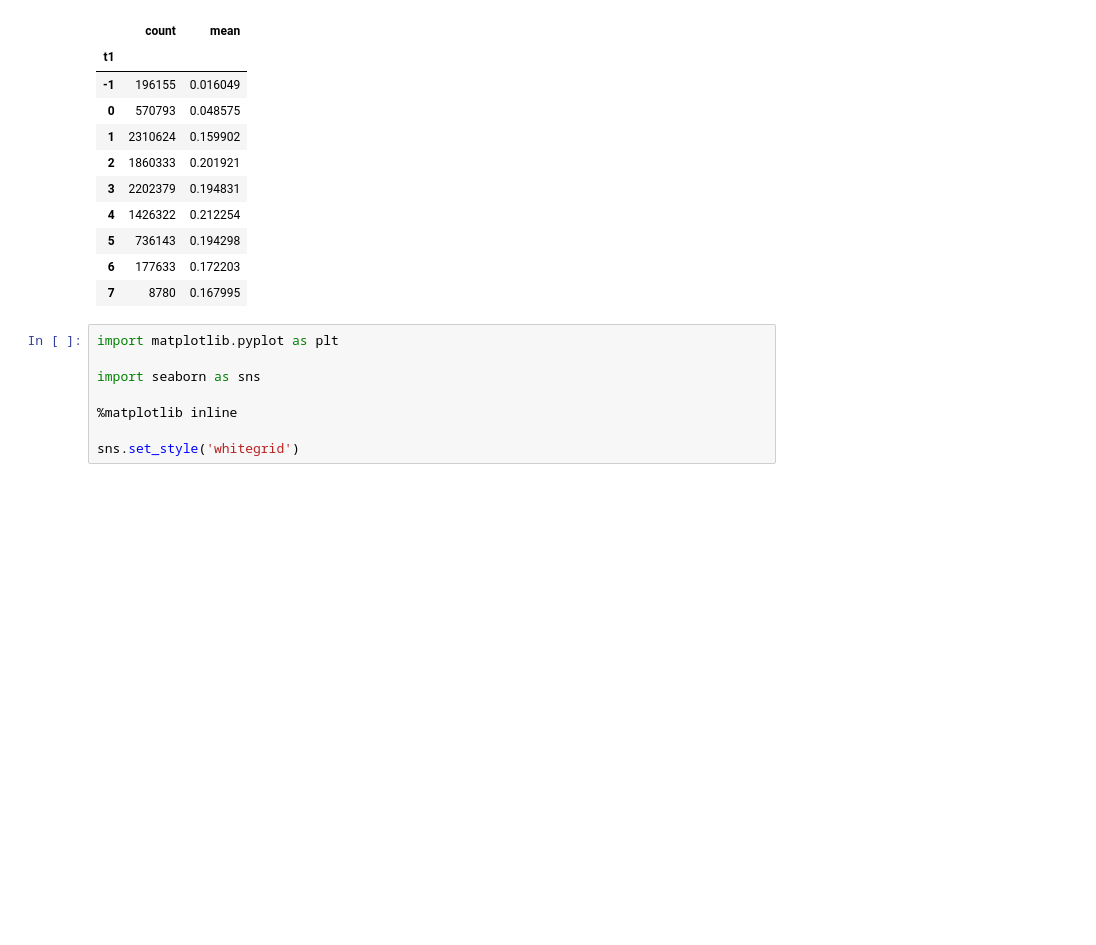
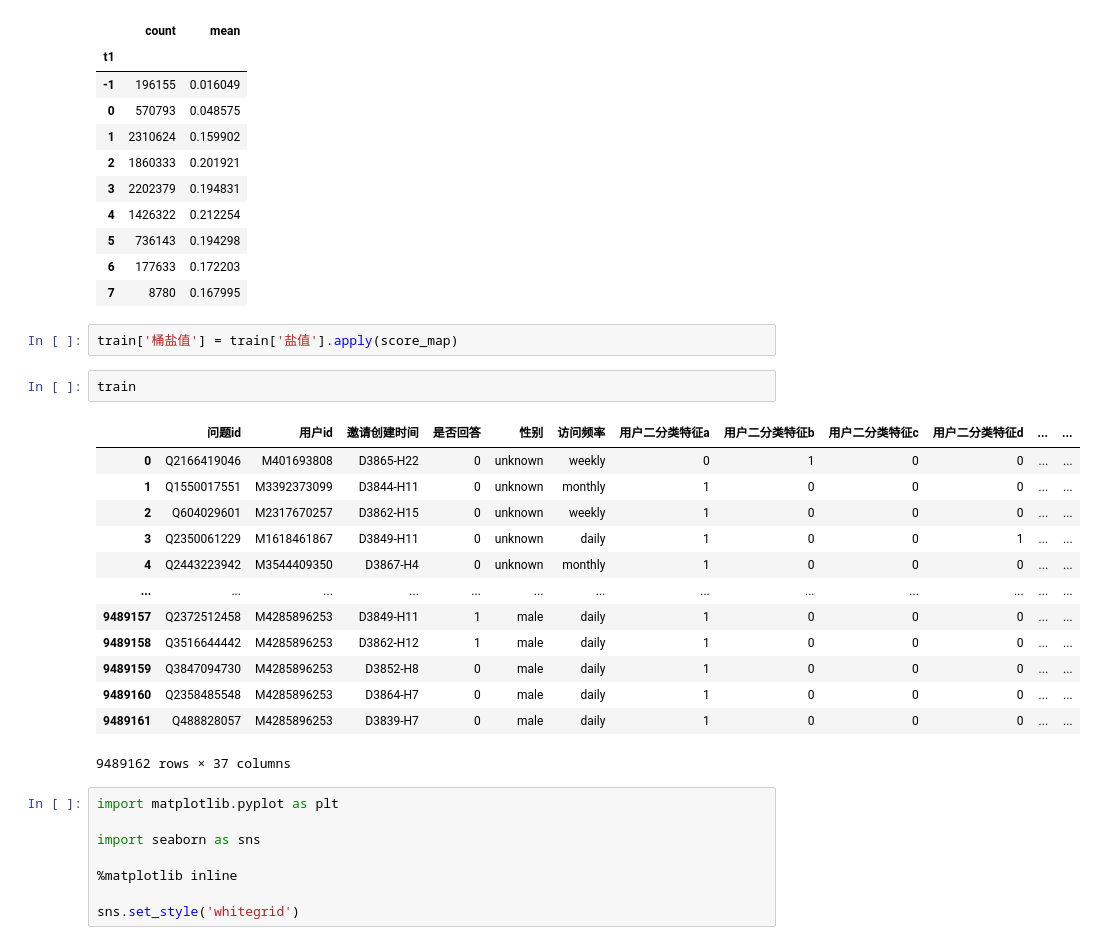
Before and after one commit to goodbyeearth/zhcup, a Jupyter notebook: explore/data_explore.ipynb, the cells around one changed output. Drawn from its saved outputs; the diff is of its cells as text; blank space fills up the shorter version.

```diff
--- a/explore/data_explore.ipynb
+++ b/explore/data_explore.ipynb
@@ -193,6 +143,24 @@ train.groupby('t1')['是否回答'].agg(['count', 'mean'])
 | 5 | 736143 | 0.194298 |
 | 6 | 177633 | 0.172203 |
 | 7 | 8780 | 0.167995 |
+# %%
+train['桶盐值'] = train['盐值'].apply(score_map)
+# %%
+train
+# %% [output]
+|  | 问题id | 用户id | 邀请创建时间 | 是否回答 | 性别 | 访问频率 | 用户二分类特征a | 用户二分类特征b | 用户二分类特征c | 用户二分类特征d | ... | ... |
+| 0 | Q2166419046 | M401693808 | D3865-H22 | 0 | unknown | weekly | 0 | 1 | 0 | 0 | ... | ... |
+| 1 | Q1550017551 | M3392373099 | D3844-H11 | 0 | unknown | monthly | 1 | 0 | 0 | 0 | ... | ... |
+| 2 | Q604029601 | M2317670257 | D3862-H15 | 0 | unknown | weekly | 1 | 0 | 0 | 0 | ... | ... |
+| 3 | Q2350061229 | M1618461867 | D3849-H11 | 0 | unknown | daily | 1 | 0 | 0 | 1 | ... | ... |
+| 4 | Q2443223942 | M3544409350 | D3867-H4 | 0 | unknown | monthly | 1 | 0 | 0 | 0 | ... | ... |
+| ... | ... | ... | ... | ... | ... | ... | ... | ... | ... | ... | ... | ... |
+| 9489157 | Q2372512458 | M4285896253 | D3849-H11 | 1 | male | daily | 1 | 0 | 0 | 0 | ... | ... |
+| 9489158 | Q3516644442 | M4285896253 | D3862-H12 | 1 | male | daily | 1 | 0 | 0 | 0 | ... | ... |
+| 9489159 | Q3847094730 | M4285896253 | D3852-H8 | 0 | male | daily | 1 | 0 | 0 | 0 | ... | ... |
+| 9489160 | Q2358485548 | M4285896253 | D3864-H7 | 0 | male | daily | 1 | 0 | 0 | 0 | ... | ... |
+| 9489161 | Q488828057 | M4285896253 | D3839-H7 | 0 | male | daily | 1 | 0 | 0 | 0 | ... | ... |
+9489162 rows × 37 columns
 # %%
 import matplotlib.pyplot as plt
 
```
Also changed, not shown: parts of 15 cells of this notebook, 5 other files.
